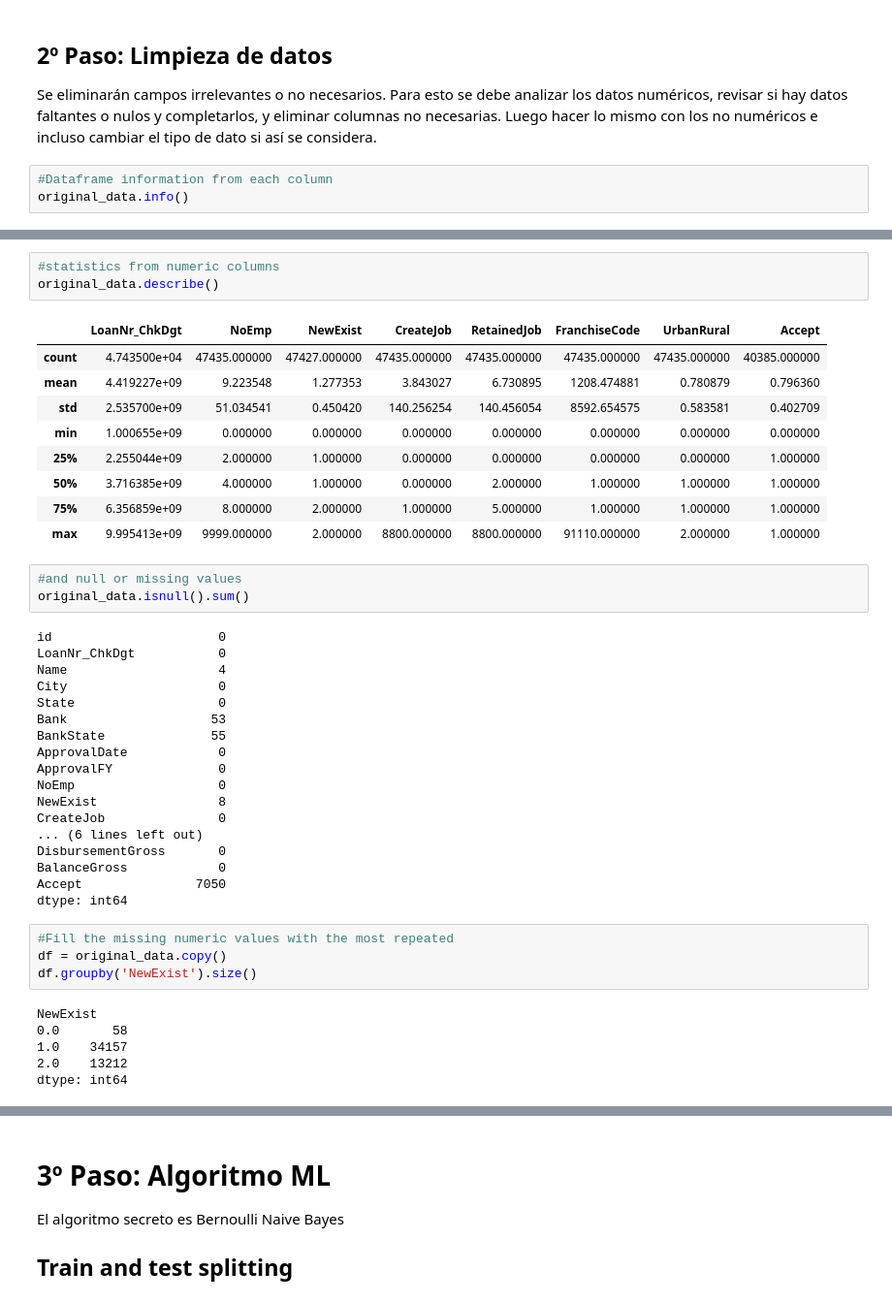
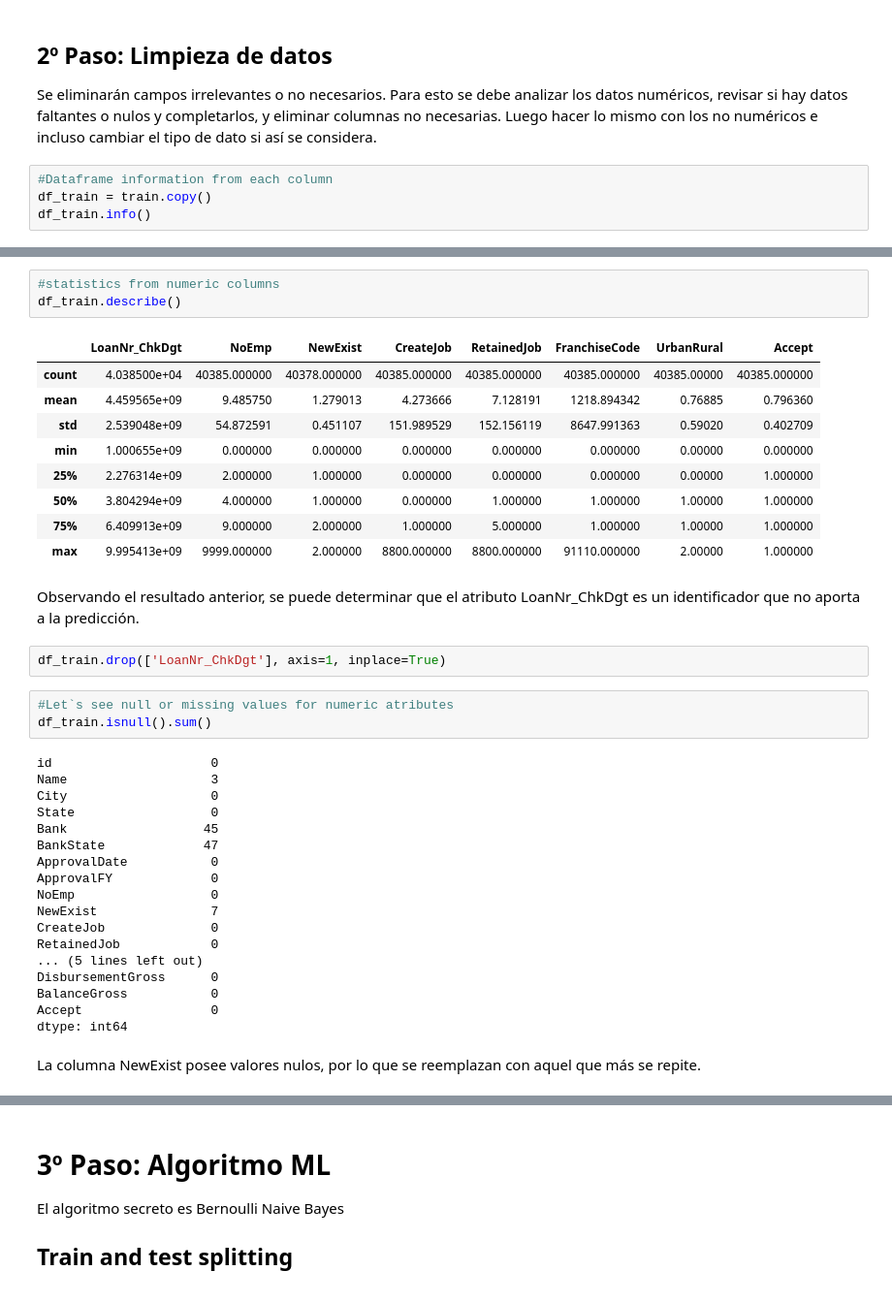
Before and after one commit to steanleo/KaggleChallenge, a Jupyter notebook: notebook/Reto_creditos.ipynb, the cells around one changed output, grey strips where cells are left out. Shown: that part at 97% size. Drawn from its saved outputs; the diff is of its cells as text.

```diff
--- a/notebook/Reto_creditos.ipynb
+++ b/notebook/Reto_creditos.ipynb
@@ -117,6 +100,7 @@ De acuerdo a los datos mostrados, se puede intuir que las variables asociadas a
 Se eliminarán campos irrelevantes o no necesarios. Para esto se debe analizar los datos numéricos, revisar si hay datos faltantes o nulos y completarlos, y eliminar columnas no necesarias. Luego hacer lo mismo con los no numéricos e incluso cambiar el tipo de dato si así se considera.
 # %%
 #Dataframe information from each column
-original_data.info()
+df_train = train.copy()
+df_train.info()
 # %% [output]
 <class 'pandas.core.frame.DataFrame'>
@@ -143,45 +127,41 @@ original_data.duplicated().any()
 False
 # %%
 #statistics from numeric columns
-original_data.describe()
+df_train.describe()
 # %% [output]
 |  | LoanNr_ChkDgt | NoEmp | NewExist | CreateJob | RetainedJob | FranchiseCode | UrbanRural | Accept |
-| count | 4.743500e+04 | 47435.000000 | 47427.000000 | 47435.000000 | 47435.000000 | 47435.000000 | 47435.000000 | 40385.000000 |
-| mean | 4.419227e+09 | 9.223548 | 1.277353 | 3.843027 | 6.730895 | 1208.474881 | 0.780879 | 0.796360 |
-| std | 2.535700e+09 | 51.034541 | 0.450420 | 140.256254 | 140.456054 | 8592.654575 | 0.583581 | 0.402709 |
-| min | 1.000655e+09 | 0.000000 | 0.000000 | 0.000000 | 0.000000 | 0.000000 | 0.000000 | 0.000000 |
-| 25% | 2.255044e+09 | 2.000000 | 1.000000 | 0.000000 | 0.000000 | 0.000000 | 0.000000 | 1.000000 |
-| 50% | 3.716385e+09 | 4.000000 | 1.000000 | 0.000000 | 2.000000 | 1.000000 | 1.000000 | 1.000000 |
-| 75% | 6.356859e+09 | 8.000000 | 2.000000 | 1.000000 | 5.000000 | 1.000000 | 1.000000 | 1.000000 |
-| max | 9.995413e+09 | 9999.000000 | 2.000000 | 8800.000000 | 8800.000000 | 91110.000000 | 2.000000 | 1.000000 |
+| count | 4.038500e+04 | 40385.000000 | 40378.000000 | 40385.000000 | 40385.000000 | 40385.000000 | 40385.00000 | 40385.000000 |
+| mean | 4.459565e+09 | 9.485750 | 1.279013 | 4.273666 | 7.128191 | 1218.894342 | 0.76885 | 0.796360 |
+| std | 2.539048e+09 | 54.872591 | 0.451107 | 151.989529 | 152.156119 | 8647.991363 | 0.59020 | 0.402709 |
+| min | 1.000655e+09 | 0.000000 | 0.000000 | 0.000000 | 0.000000 | 0.000000 | 0.00000 | 0.000000 |
+| 25% | 2.276314e+09 | 2.000000 | 1.000000 | 0.000000 | 0.000000 | 0.000000 | 0.00000 | 1.000000 |
+| 50% | 3.804294e+09 | 4.000000 | 1.000000 | 0.000000 | 1.000000 | 1.000000 | 1.00000 | 1.000000 |
+| 75% | 6.409913e+09 | 9.000000 | 2.000000 | 1.000000 | 5.000000 | 1.000000 | 1.00000 | 1.000000 |
+| max | 9.995413e+09 | 9999.000000 | 2.000000 | 8800.000000 | 8800.000000 | 91110.000000 | 2.00000 | 1.000000 |
+# %% [markdown]
+Observando el resultado anterior, se puede determinar que el atributo LoanNr_ChkDgt es un identificador que no aporta a la predicción.
+# %%
+df_train.drop(['LoanNr_ChkDgt'], axis=1, inplace=True)
 # %%
-#and null or missing values
-original_data.isnull().sum()
+#Let`s see null or missing values for numeric atributes
+df_train.isnull().sum()
 # %% [output]
-id                      0
-LoanNr_ChkDgt           0
-Name                    4
-City                    0
-State                   0
-Bank                   53
-BankState              55
-ApprovalDate            0
-ApprovalFY              0
-NoEmp                   0
-NewExist                8
-CreateJob               0
-... (6 lines left out)
-DisbursementGross       0
-BalanceGross            0
-Accept               7050
+id                     0
+Name                   3
+City                   0
+State                  0
+Bank                  45
+BankState             47
+ApprovalDate           0
+ApprovalFY             0
+NoEmp                  0
+NewExist               7
+CreateJob              0
+RetainedJob            0
+... (5 lines left out)
+DisbursementGross      0
+BalanceGross           0
+Accept                 0
 dtype: int64
-# %%
-#Fill the missing numeric values with the most repeated
-df = original_data.copy()
-df.groupby('NewExist').size()
-# %% [output]
-NewExist
-0.0       58
-1.0    34157
-2.0    13212
-dtype: int64
+# %% [markdown]
+La columna NewExist posee valores nulos, por lo que se reemplazan con aquel que más se repite.
```
Also changed, not shown: parts of 60 cells of this notebook, 1 other file.
